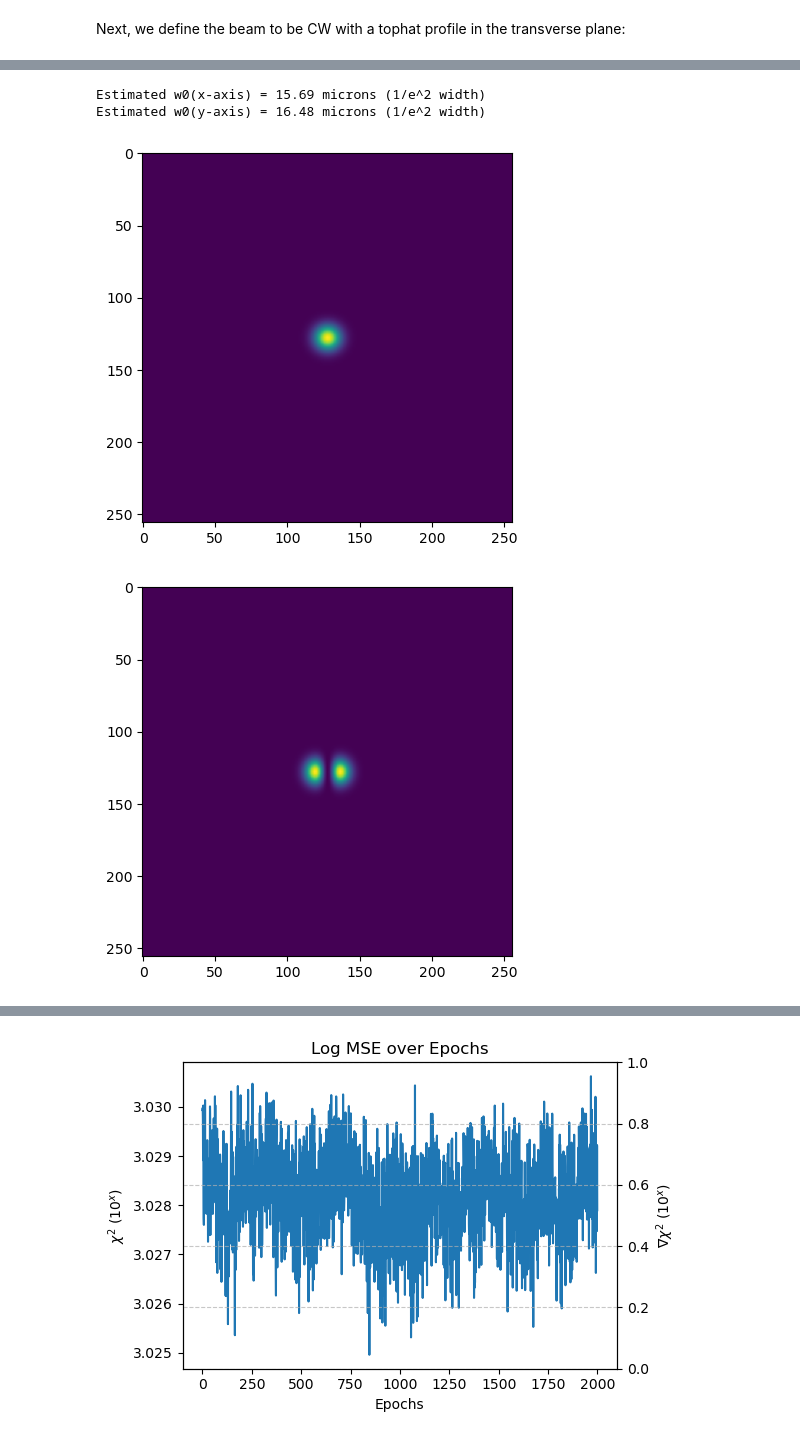
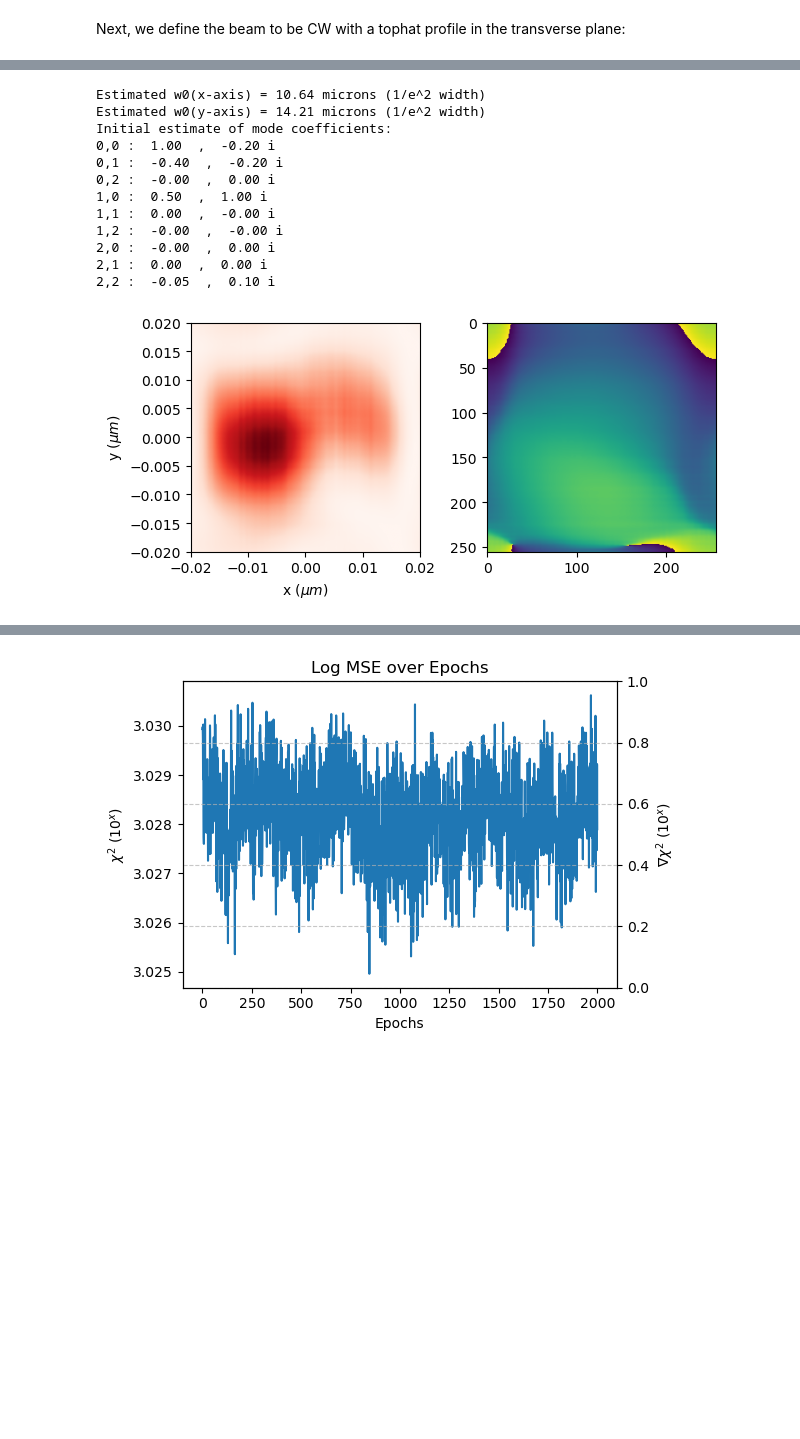
Before and after one commit to LASY-org/lasy, a Jupyter notebook: docs/source/tutorials/gerchberg_saxton_retrieval.ipynb, the cells around one changed output, grey strips where cells are left out. Cells and saved outputs as stored; diff of their text form; code cells hidden in the pictures; blank space fills up the shorter version.

Commit message:
Fixing modal decomposition

```diff
--- a/docs/source/tutorials/gerchberg_saxton_retrieval.ipynb
+++ b/docs/source/tutorials/gerchberg_saxton_retrieval.ipynb
@@ -180,35 +146,65 @@ plt.show()
 # %%
-gs = GerchbergSaxton([plane1,plane2], [0, f0], m_max=3, n_max=3, max_iter=2000)
+gs = GerchbergSaxton(field, zVals, m_max=3, n_max=3, max_iter=50, verbose=True)
+
+gs.initialise_spotsizes((spot_size,spot_size))
+gs.initialise_modes()
+
+print("Initial estimate of mode coefficients:")
+for mode in gs.modes.keys():
+    print(
+        "%i,%i :  %.2f  ,  %.2f i"
+        % (
+            mode[0],
+            mode[1],
+            np.real(gs.modes[mode]),
+            np.imag(gs.modes[mode]),
+        )
+    )
 
 
-calculatedModes = hermite_gauss_decomposition(plane2, 15.69e-6, 16.48e-6, 3, 3)
+intensity = epsilon_0 * c / 2 * np.abs(plane1.grid.get_temporal_field()) ** 2
+fluence = np.sum(intensity, axis=-1).T * plane1.grid.dx[-1]
+extent = (
+    plane1.grid.axes[0].min() * 1e3,
+    plane1.grid.axes[0].max() * 1e3,
+    plane1.grid.axes[1].min() * 1e3,
+    plane1.grid.axes[1].max() * 1e3,
+)
+
+fig,ax = plt.subplots(1,2)
+im = ax[0].imshow(fluence,aspect='equal',extent=extent,cmap='Reds')
+ax[0].set_xlabel(r'x ($\mu m$)')
+ax[0].set_ylabel(r'y ($\mu m$)')
+# fig.colorbar(im, ax=ax[0], label=r"Fluence (J/m$^2$)", location='left', shrink=0.4)
+ax[1].imshow(np.angle(plane1.grid.get_temporal_field()),aspect='equal')
+plt.tight_layout()
+plt.show()
+
+calculatedModes = hermite_gauss_decomposition(plane1, spot_size, spot_size, 3, 3)
 print("Mode coefficients for HG beam (up to third order)")
 for calcModeKey in calculatedModes.keys():
     print(
-        "%i,%i :  %.2e  ,  %.2e i"
+        "%i,%i :  %.2f  ,  %.2f i"
         % (
             calcModeKey[0],
             calcModeKey[1],
             np.real(calculatedModes[calcModeKey]),
             np.imag(calculatedModes[calcModeKey]),
         )
     )
 
-print("Initial estimate of mode coefficients:")
-for mode in gs.modes.keys():
-    print(
-        "%i,%i :  %.2e  ,  %.2e i"
-        % (
-            mode[0],
-            mode[1],
-            np.real(gs.modes[mode]),
-            np.imag(gs.modes[mode]),
-        )
-    )
-
 phase1, phase2, errors = gs.retrieve_phase()
 # %% [output]
-Estimated w0(x-axis) = 15.69 microns (1/e^2 width)
-Estimated w0(y-axis) = 16.48 microns (1/e^2 width)
+Estimated w0(x-axis) = 10.64 microns (1/e^2 width)
+Estimated w0(y-axis) = 14.21 microns (1/e^2 width)
+Initial estimate of mode coefficients:
+0,0 :  1.00  ,  -0.20 i
+0,1 :  -0.40  ,  -0.20 i
+0,2 :  -0.00  ,  0.00 i
+1,0 :  0.50  ,  1.00 i
+1,1 :  0.00  ,  -0.00 i
+1,2 :  -0.00  ,  -0.00 i
+2,0 :  -0.00  ,  0.00 i
+2,1 :  0.00  ,  0.00 i
+2,2 :  -0.05  ,  0.10 i
-[figure, old version]
+[figure, new version]
-[figure, removed]
```
Also changed, not shown: parts of 5 cells of this notebook, 2 other files.
